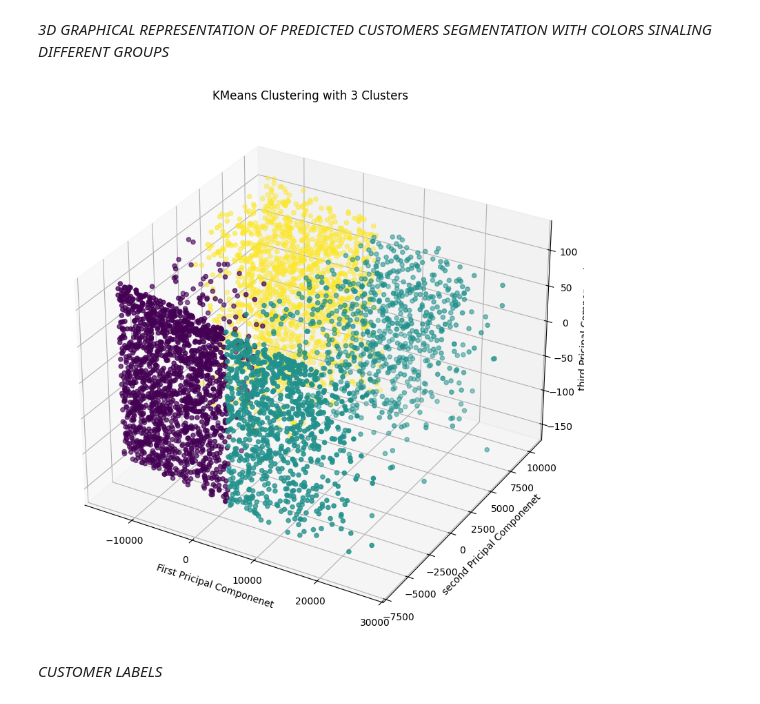
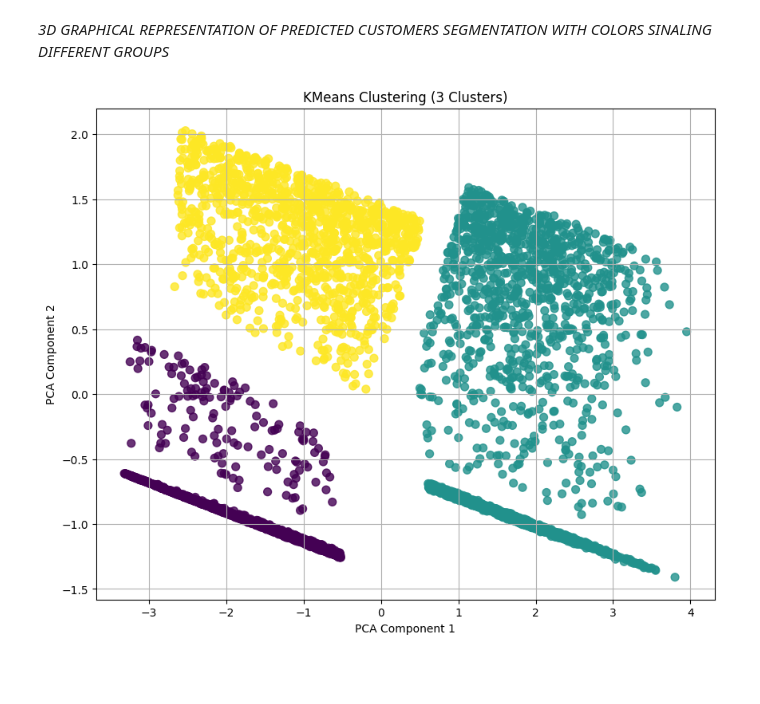
Before and after one commit to bjorn-sys/Shop-Smart-Analysis-and-Customer-Segmentation, a Jupyter notebook: shop sales and customer segmentation.ipynb, the cells around one changed output. Cells and saved outputs as stored; diff of their text form; code cells hidden in the pictures; blank space fills up the shorter version.

```diff
--- a/shop sales and customer segmentation.ipynb
+++ b/shop sales and customer segmentation.ipynb
@@ -261,7 +261,7 @@ df_c_duration
 # %% [markdown]
 *CREATING SUCCESSFUL CHECKOUT DATA FRAME*
 # %%
-df_checkout_success = df[(df['event_type'] == 'checkout')&(df['status']=='success')]
+df_checkout_success = df_feature[(df_feature['event_type'] == 'checkout')&(df_feature['status']=='success')]
 df_checkout_success = df_checkout_success.groupby('customer_id').agg({'location':'first','order_id':'count','quantity':'sum', 'order_amount':'sum'}).reset_index()
 df_checkout_success = df_checkout_success.rename({"order_id":"order_count"}, axis=1)
 df_checkout_success = df_checkout_success.merge(df_c_duration, on='customer_id', how='inner')
@@ -277,7 +277,7 @@ df_checkout_success.head()
 # %% [markdown]
 *CREATING A FAILED / CANCELLED DATAFRAME*
 # %%
-df_checkout_failed = df[(df['event_type'] == 'checkout')&(df['status']!='success')]  # subset foe checkout successful
+df_checkout_failed = df_feature[(df_feature['event_type'] == 'checkout')&(df_feature['status']!='success')]  # subset foe checkout successful
 df_checkout_failed = df_checkout_failed.groupby('customer_id').agg({'location':'first','order_id':'count','quantity':'sum', 'order_amount':'sum'}).reset_index() # aggregating the columns
 df_checkout_failed = df_checkout_failed.rename({"order_id":"order_count"}, axis=1)   # renaming the order id
 df_checkout_failed = df_checkout_failed.merge(df_c_duration, on='customer_id', how='inner') # merging the datasets
@@ -826,7 +826,7 @@ categorical_df = df_model[categorical_columns]
 # %%
 #df_model.drop(columns='order_duration_hours', axis=1, inplace=True)
 scaler = StandardScaler()
-X = scaler.fit_transform(df_model)
-scaled_df = pd.DataFrame(data=X, columns = df_model.columns)
+scaled_numerical = scaler.fit_transform(numerical_df)
+scaled_df = pd.DataFrame(data=scaled_numerical, columns = numerical_df.columns)
 scaled_df
 # %% [output]
@@ -865,8 +865,8 @@ print(n_components)
 [figure]
 # %%
 # fitting the model
-pca = PCA(n_components)
-customer_pca = pca.fit_transform(df_model)
+pca = PCA(n_components = n_components)
+customer_pca = pca.fit_transform(scaled_df)
 print(customer_pca.shape)
 customer_pca
 # %% [output]
@@ -906,17 +900,35 @@ plt.grid()
 # %%
 n_clusters=3
 Kmeans = KMeans(n_clusters, random_state=42)
 Kmeans.fit(customer_pca)
 labels=Kmeans.labels_
-fig = plt.figure(figsize=(12, 10))
-ax = fig.add_subplot(111,projection='3d')
-ax.scatter(customer_pca[:, 0], customer_pca[:, 1], customer_pca[:, 2], c=labels, cmap='viridis')
-plt.xlabel('First Pricipal Componenet')
-plt.ylabel('second Pricipal Componenet')
-ax.set_zlabel('third Pricipal Componenet')
-plt.title('KMeans Clustering with 3 Clusters')
-plt.show()
+
+if customer_pca.shape[1] >= 3:
+    # 3D plot
+    fig = plt.figure(figsize=(12, 10))
+    ax = fig.add_subplot(111, projection='3d')
+    ax.scatter(
+        customer_pca[:, 0],
+        customer_pca[:, 1],
+        customer_pca[:, 2],
+        c=labels,
+        cmap='viridis',
+        s=50,
+        alpha=0.8
+    )
+    ax.set_xlabel("PCA Component 1")
+    ax.set_ylabel("PCA Component 2")
+    ax.set_zlabel("PCA Component 3")
+    ax.set_title(f"KMeans Clustering ({n_clusters} Clusters)")
+    plt.show()
+else:
+    # 2D plot if fewer than 3 components
+    plt.figure(figsize=(10, 8))
+    plt.scatter(customer_pca[:, 0], customer_pca[:, 1], c=labels, cmap='viridis', s=50, alpha=0.8)
+    plt.xlabel("PCA Component 1")
+    plt.ylabel("PCA Component 2")
+    plt.title(f"KMeans Clustering ({n_clusters} Clusters)")
+    plt.grid()
+    plt.show()
 # %% [output]
-[figure, old version]
+[figure, new version]
-# %% [markdown]
-*CUSTOMER LABELS*
```
Also changed, not shown: parts of 14 cells of this notebook, 9 other files.
